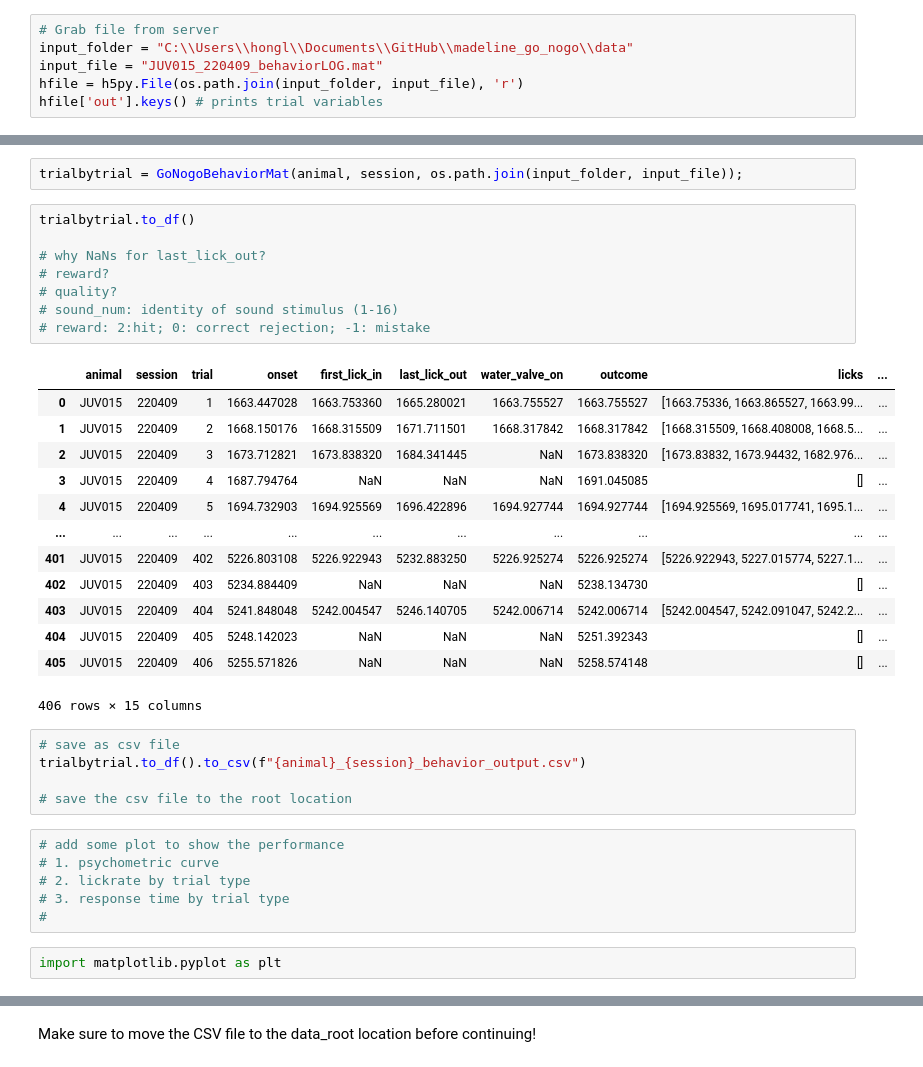
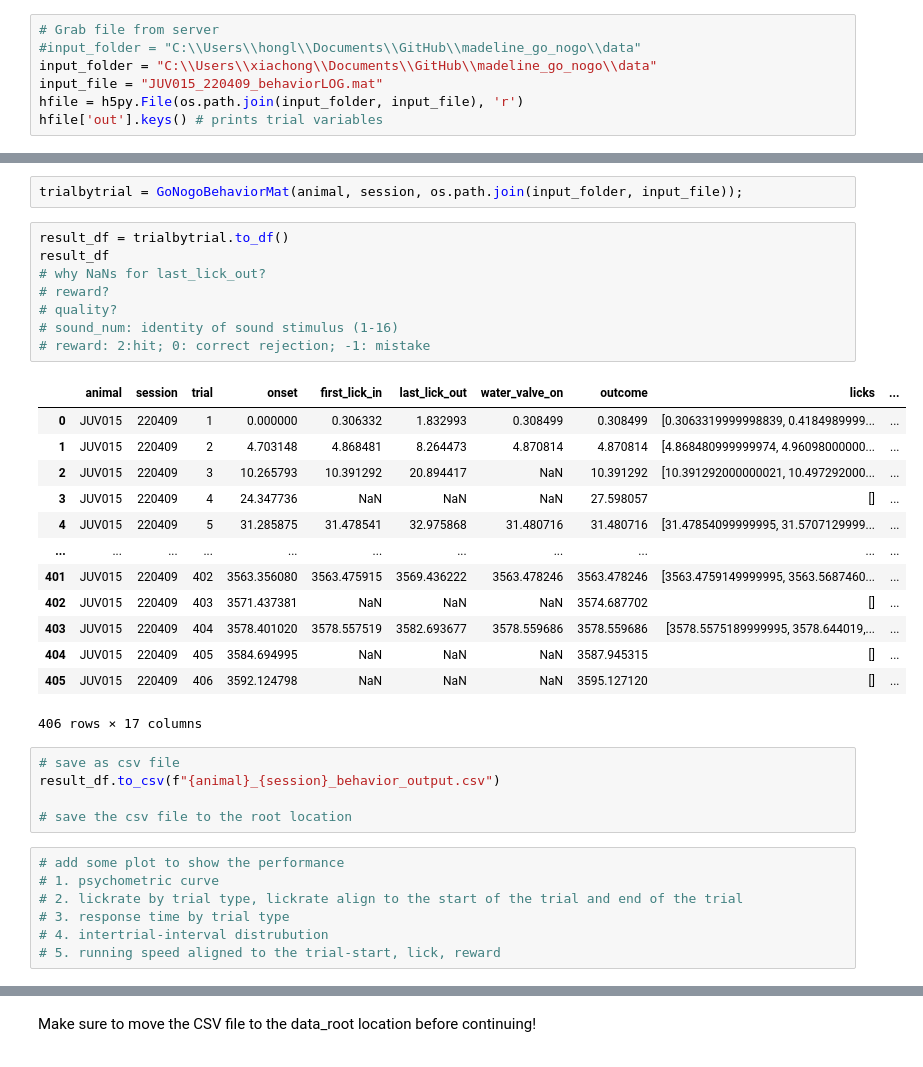
Before and after one commit to sumwor/madeline_go_nogo, a Jupyter notebook: FullCa2Pipeline_1Session.ipynb, the cells around one changed output, grey strips where cells are left out. Saved outputs shown, nothing was run; the diff lists cells and outputs as text.

Commit message:
behavior plot

```diff
--- a/FullCa2Pipeline_1Session.ipynb
+++ b/FullCa2Pipeline_1Session.ipynb
@@ -18,7 +21,8 @@ animal = 'JUV015'
 session = '220409'
 # %%
 # Grab file from server
-input_folder = "C:\\Users\\hongl\\Documents\\GitHub\\madeline_go_nogo\\data"
+#input_folder = "C:\\Users\\hongl\\Documents\\GitHub\\madeline_go_nogo\\data"
+input_folder = "C:\\Users\\xiachong\\Documents\\GitHub\\madeline_go_nogo\\data"
 input_file = "JUV015_220409_behaviorLOG.mat"
 hfile = h5py.File(os.path.join(input_folder, input_file), 'r')
 hfile['out'].keys() # prints trial variables
@@ -71,37 +77,36 @@ eventlist.as_df() # shows what we consider "events" in each trial
 # %%
 trialbytrial = GoNogoBehaviorMat(animal, session, os.path.join(input_folder, input_file));
 # %%
-trialbytrial.to_df()
-
+result_df = trialbytrial.to_df()
+result_df
 # why NaNs for last_lick_out?
 # reward?
 # quality?
 # sound_num: identity of sound stimulus (1-16)
 # reward: 2:hit; 0: correct rejection; -1: mistake
 # %% [output]
 |  | animal | session | trial | onset | first_lick_in | last_lick_out | water_valve_on | outcome | licks | ... |
-| 0 | JUV015 | 220409 | 1 | 1663.447028 | 1663.753360 | 1665.280021 | 1663.755527 | 1663.755527 | [1663.75336, 1663.865527, 1663.99... | ... |
-| 1 | JUV015 | 220409 | 2 | 1668.150176 | 1668.315509 | 1671.711501 | 1668.317842 | 1668.317842 | [1668.315509, 1668.408008, 1668.5... | ... |
-| 2 | JUV015 | 220409 | 3 | 1673.712821 | 1673.838320 | 1684.341445 | NaN | 1673.838320 | [1673.83832, 1673.94432, 1682.976... | ... |
-| 3 | JUV015 | 220409 | 4 | 1687.794764 | NaN | NaN | NaN | 1691.045085 | [] | ... |
-| 4 | JUV015 | 220409 | 5 | 1694.732903 | 1694.925569 | 1696.422896 | 1694.927744 | 1694.927744 | [1694.925569, 1695.017741, 1695.1... | ... |
+| 0 | JUV015 | 220409 | 1 | 0.000000 | 0.306332 | 1.832993 | 0.308499 | 0.308499 | [0.3063319999998839, 0.4184989999... | ... |
+| 1 | JUV015 | 220409 | 2 | 4.703148 | 4.868481 | 8.264473 | 4.870814 | 4.870814 | [4.868480999999974, 4.96098000000... | ... |
+| 2 | JUV015 | 220409 | 3 | 10.265793 | 10.391292 | 20.894417 | NaN | 10.391292 | [10.391292000000021, 10.497292000... | ... |
+| 3 | JUV015 | 220409 | 4 | 24.347736 | NaN | NaN | NaN | 27.598057 | [] | ... |
+| 4 | JUV015 | 220409 | 5 | 31.285875 | 31.478541 | 32.975868 | 31.480716 | 31.480716 | [31.47854099999995, 31.5707129999... | ... |
 | ... | ... | ... | ... | ... | ... | ... | ... | ... | ... | ... |
-| 401 | JUV015 | 220409 | 402 | 5226.803108 | 5226.922943 | 5232.883250 | 5226.925274 | 5226.925274 | [5226.922943, 5227.015774, 5227.1... | ... |
-| 402 | JUV015 | 220409 | 403 | 5234.884409 | NaN | NaN | NaN | 5238.134730 | [] | ... |
-| 403 | JUV015 | 220409 | 404 | 5241.848048 | 5242.004547 | 5246.140705 | 5242.006714 | 5242.006714 | [5242.004547, 5242.091047, 5242.2... | ... |
-| 404 | JUV015 | 220409 | 405 | 5248.142023 | NaN | NaN | NaN | 5251.392343 | [] | ... |
-| 405 | JUV015 | 220409 | 406 | 5255.571826 | NaN | NaN | NaN | 5258.574148 | [] | ... |
+| 401 | JUV015 | 220409 | 402 | 3563.356080 | 3563.475915 | 3569.436222 | 3563.478246 | 3563.478246 | [3563.4759149999995, 3563.5687460... | ... |
+| 402 | JUV015 | 220409 | 403 | 3571.437381 | NaN | NaN | NaN | 3574.687702 | [] | ... |
+| 403 | JUV015 | 220409 | 404 | 3578.401020 | 3578.557519 | 3582.693677 | 3578.559686 | 3578.559686 | [3578.5575189999995, 3578.644019,... | ... |
+| 404 | JUV015 | 220409 | 405 | 3584.694995 | NaN | NaN | NaN | 3587.945315 | [] | ... |
+| 405 | JUV015 | 220409 | 406 | 3592.124798 | NaN | NaN | NaN | 3595.127120 | [] | ... |
-406 rows × 15 columns
+406 rows × 17 columns
 # %%
 # save as csv file
-trialbytrial.to_df().to_csv(f"{animal}_{session}_behavior_output.csv")
+result_df.to_csv(f"{animal}_{session}_behavior_output.csv")
 
 # save the csv file to the root location
 # %%
 # add some plot to show the performance
 # 1. psychometric curve
-# 2. lickrate by trial type
+# 2. lickrate by trial type, lickrate align to the start of the trial and end of the trial
 # 3. response time by trial type
-#
+# 4. intertrial-interval distrubution
+# 5. running speed aligned to the trial-start, lick, reward
-# %%
-import matplotlib.pyplot as plt
```
Also changed, not shown: parts of 13 cells of this notebook, 2 other files.
